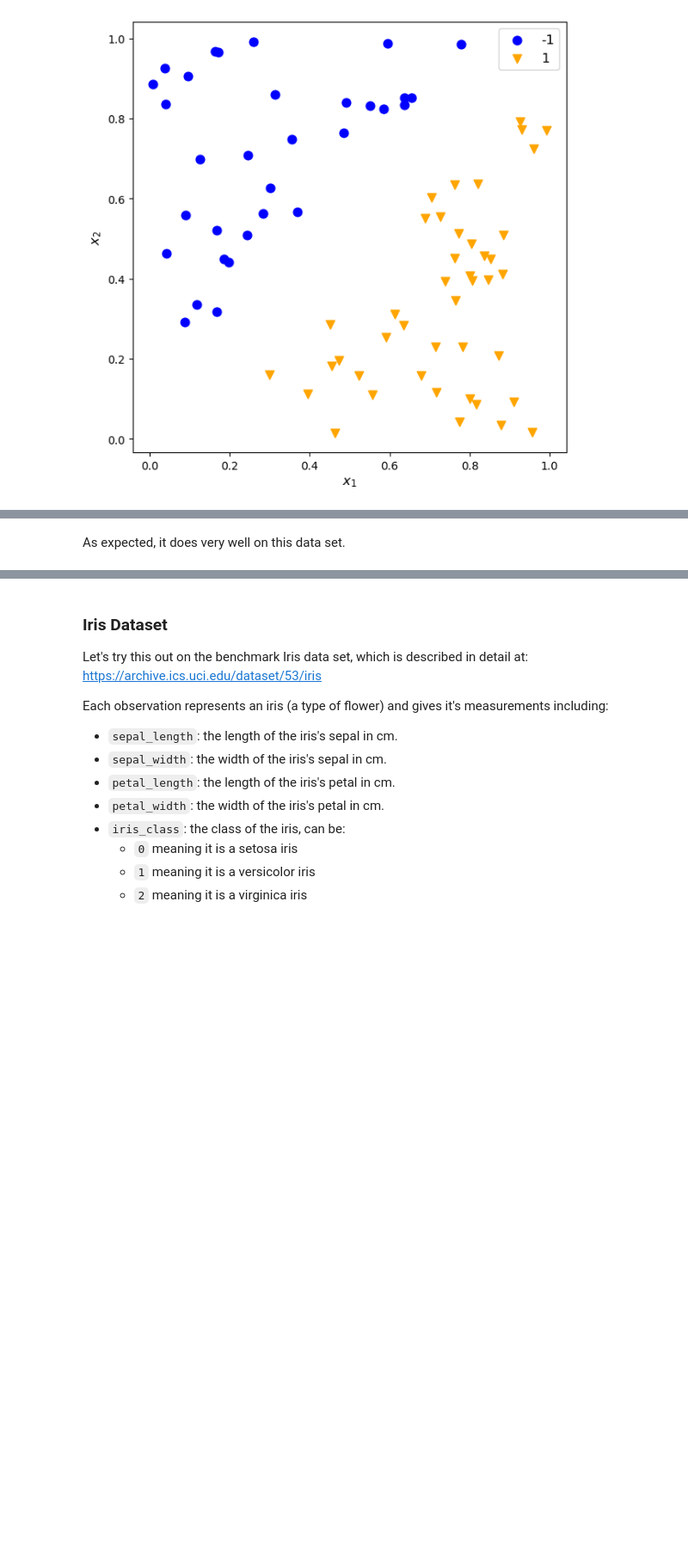
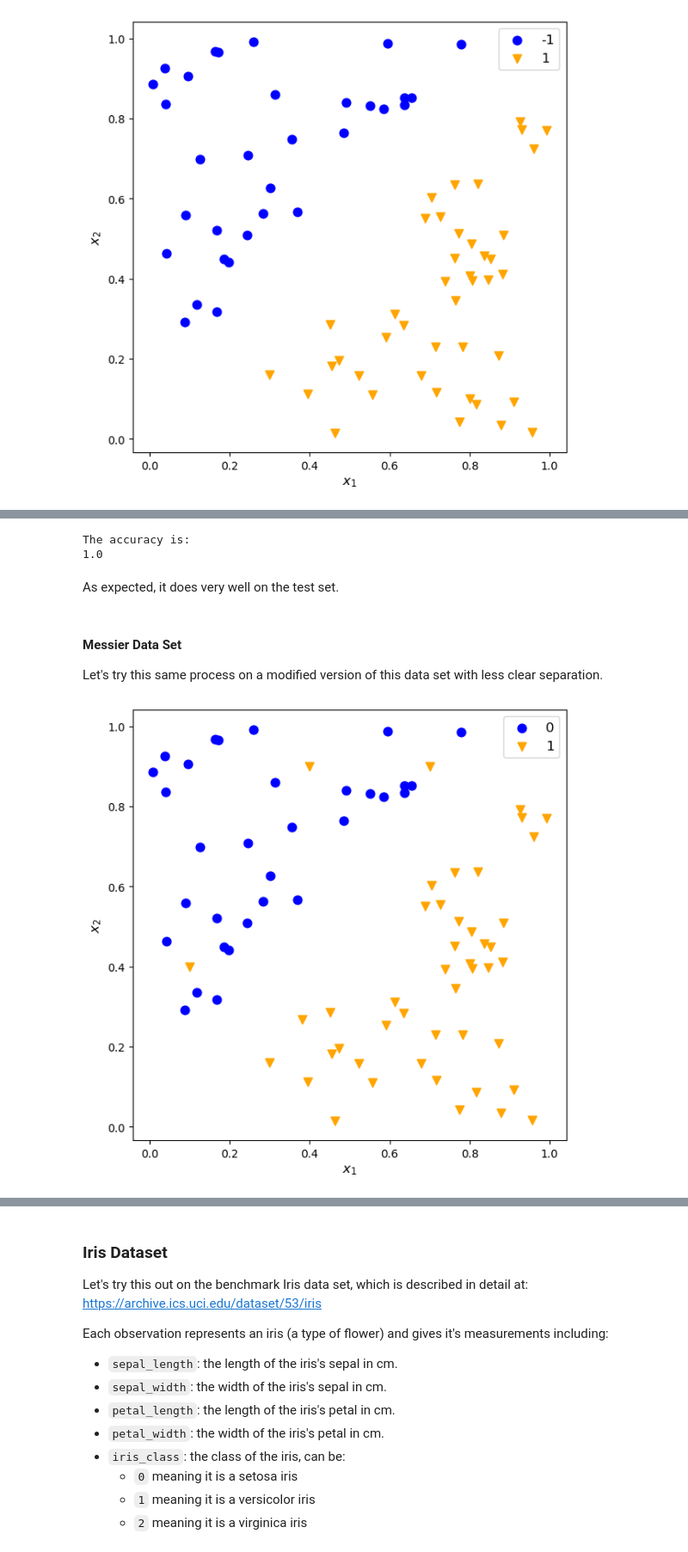
Before and after one commit to melbyjos/MLAlgos, a Jupyter notebook: Single_Layer_Perceptron.ipynb, the cells around one changed output, grey strips where cells are left out. Shown: that part at 86% size. Saved outputs shown, nothing was run; the diff lists cells and outputs as text; code cells hidden in the pictures; blank space fills up the shorter version.

Commit message:
Updates to notebooks
Updated Logistic_Regression and Single_Layer_Perceptron notebooks with added data sets and analysis

```diff
--- a/Single_Layer_Perceptron.ipynb
+++ b/Single_Layer_Perceptron.ipynb
@@ -248,2 +271,57 @@ The accuracy is:
+# %%
+y_pred = perceptron_test(X_test, w, z = 0.0)
+
+print("The accuracy is:")
+print(accuracy(y_test, y_pred))
+# %% [output]
+The accuracy is:
+1.0
 # %% [markdown]
-As expected, it does very well on this data set.
+As expected, it does very well on the test set.
+# %% [markdown]
+#### Messier Data Set
+
+Let's try this same process on a modified version of this data set with less clear separation.
+# %%
+## Generate the random data
+np.random.seed(440)
+n_rows = 100
+diff = .1
+X = np.random.random((n_rows,2))
+X_prime = X[(X[:,1] - X[:,0]) <= -diff,:]
+X_2prime = X[(X[:,1] - X[:,0]) >= diff,:]
+X_3prime = [[.4,.9],[.6,.45],[.7,.9],[.3,.19],[.1,.4]]
+
+del X
+X = np.append(X_prime,np.append(X_2prime,X_3prime,axis = 0),axis=0)
+
+y = np.empty(np.shape(X)[0])
+y[(X[:,1] - X[:,0]) <= -diff] = 1
+y[((X[:,1] - X[:,0]) >= diff)] = 0
+y[-5] = 1
+y[-4] = -1
+y[-3] = 1
+y[-2] = -1
+y[-1] = 1
+# %%
+plt.figure(figsize = (7,7))
+
+plt.scatter(X[y == 0,0],
+            X[y == 0,1],
+            c = "blue",
+            s = 60,
+            label="0")
+plt.scatter(X[y == 1,0],
+            X[y == 1,1],
+            c = "orange",
+            s = 60,
+            marker = "v",
+            label="1")
+
+plt.legend(fontsize = 12)
+plt.xlabel("$x_1$",fontsize = 12)
+plt.ylabel("$x_2$",fontsize = 12)
+
+plt.show()
+# %% [output]
+[figure, added]
```
Also changed, not shown: parts of 18 cells of this notebook, 1 other file.
